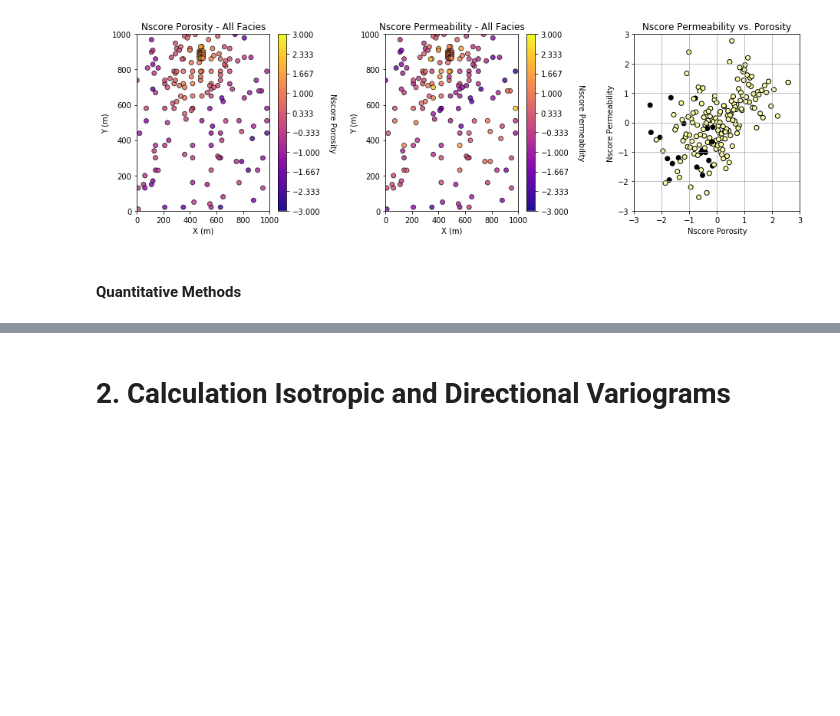
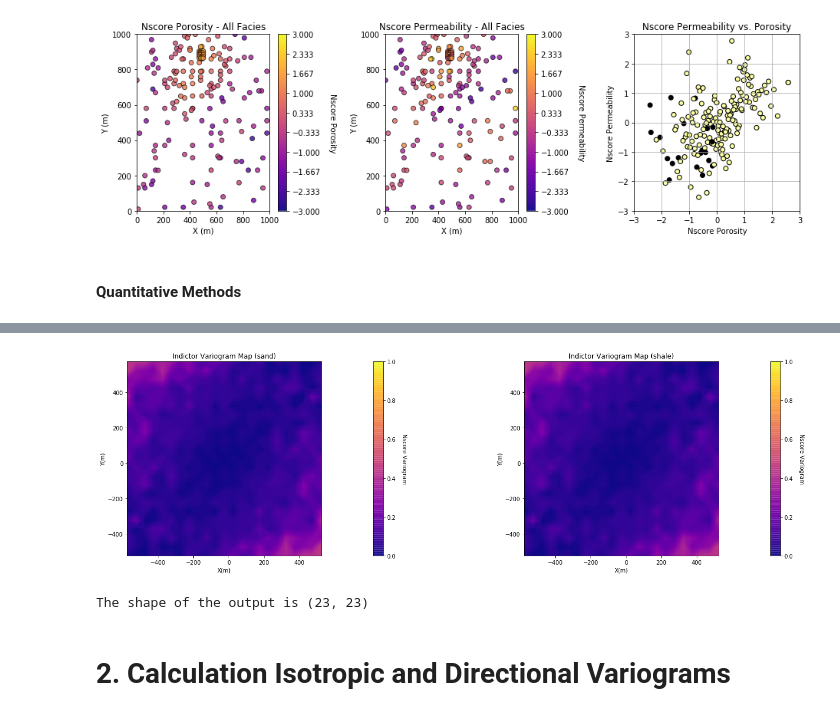
Before and after one commit to sunnylilypi/GS_3, a Jupyter notebook: Team_4_Project_3.ipynb, the cells around one changed output, grey strips where cells are left out. Cells and saved outputs as stored; diff of their text form; code cells hidden in the pictures; blank space fills up the shorter version.

```diff
--- a/Team_4_Project_3.ipynb
+++ b/Team_4_Project_3.ipynb
@@ -267,2 +273,19 @@ The shape of the output is (23, 23)
+# %%
+vmap_1, npmap = varmapv(df_subset,'X','Y','sand',tmin=-999,tmax=999,nxlag=11,nylag=11,dxlag=50,dylag=50,minnp=1,isill=1)
+vmap_2, npmap = varmapv(df_subset,'X','Y','shale',tmin=-999,tmax=999,nxlag=11,nylag=11,dxlag=50,dylag=50,minnp=1,isill=1)
+
+plt.subplot(121)
+GSLIB.pixelplt_st(vmap_1,-575,575,-575,575,50.0,0,1,'Indictor Variogram Map (sand)','X(m)','Y(m)','Nscore Variogram',cmap)
+plt.axis('square')
+plt.subplot(122)
+GSLIB.pixelplt_st(vmap_2,-575,575,-575,575,50.0,0,1,'Indictor Variogram Map (shale)','X(m)','Y(m)','Nscore Variogram',cmap)
+plt.axis('square')
+plt.subplots_adjust(left=0.0, bottom=0.0, right=3.0, top=1.2, wspace=0.2, hspace=0.2)
+plt.show()
+
+print('The shape of the output is ' + str(vmap.shape))
+# %% [output]
+[figure, added]
+The shape of the output is (23, 23)
 # %% [markdown]
 # 2. Calculation Isotropic and Directional Variograms
```
Also changed, not shown: parts of 19 cells of this notebook.
